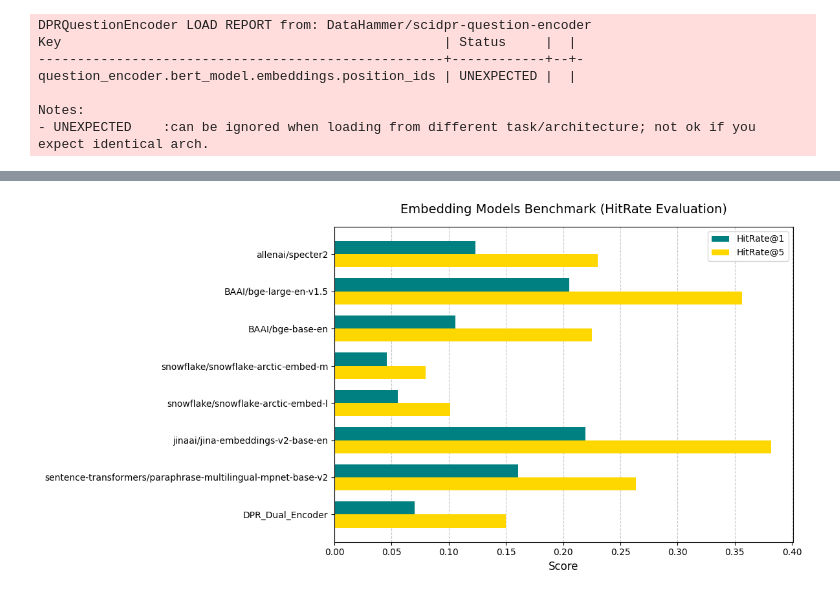
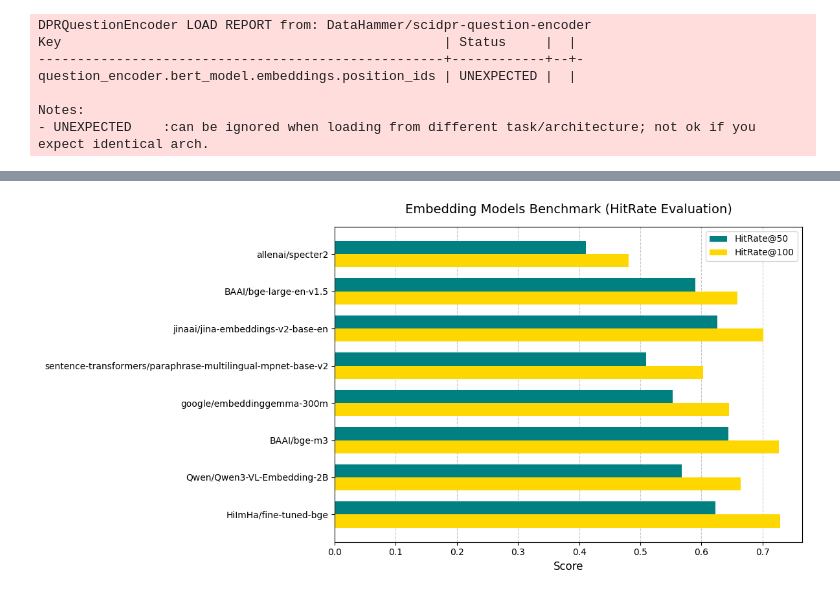
Before and after one commit to CRedRiver/Rag_Chatbot, a Jupyter notebook: benchmark/embedding-benchmark.ipynb, the cells around one changed output, grey strips where cells are left out. Saved outputs shown, nothing was run; the diff lists cells and outputs as text; code cells hidden in the pictures.

Commit message:
init commit

```diff
--- a/benchmark/embedding-benchmark.ipynb
+++ b/benchmark/embedding-benchmark.ipynb
@@ -295,7 +302,7 @@ Loading model sentence-transformers/paraphrase-multilingual-mpnet-base-v2
 # %%
 try:
     model = TransformersEmbedding()
-    model_result = evaluate([model], queries, docs, ground_truth, k_values=[1,5])
+    model_result = evaluate([model], queries, docs, ground_truth, k_values=[50,100])
     results.update(model_result)
 except Exception as e:
     print(f"Error embedding with {model.name}: {str(e)}")
@@ -321,3 +328,7 @@ if 'model' in locals():
 gc.collect()
 if torch.cuda.is_available():
     torch.cuda.empty_cache()
+# %%
+hf_models = ["google/embeddinggemma-300m", "BAAI/bge-m3",
+             "Qwen/Qwen3-VL-Embedding-2B", "HiImHa/fine-tuned-bge"
+            ]
@@ -323,0 +338,24 @@ if torch.cuda.is_available():
+# %%
+class SentenceTransformerEmbedding(BaseEmbedding):
+    def __init__(self, config: EmbeddingConfig):
+        super().__init__(config.name)
+        self.config = config
+        self.embedding_model = SentenceTransformer(self.config.name, trust_remote_code=True)
+
+    def encode(self, texts: List[str]):
+        if isinstance(texts, str):
+            texts = [texts]
+        return self.embedding_model.encode(texts)
+# %%
+for model_name in hf_models:
+    cfg = EmbeddingConfig(name=model_name)
+    model = SentenceTransformerEmbedding(cfg)
+    with torch.inference_mode():
+        model_result = evaluate([model], queries, docs, ground_truth, k_values = [50,100])
+    results.update(model_result)
+    if 'model' in locals():
+        del model
+    gc.collect()
+    if torch.cuda.is_available():
+        torch.cuda.empty_cache()
+    print(f"Loaded {model_name}")
@@ -347,31 +391,31 @@ Model: BAAI/bge-base-en
 # %%
-k1, k2 = 1, 5
-models = fastembed_models  + ["DPR_Dual_Encoder"]
+k1, k2 = 50, 100
+models = fastembed_models + hf_models
 group1 = [results[name][f"HitRate@{k1}"] for name in models]
 group2 = [results[name][f"HitRate@{k2}"] for name in models]
 
 y = np.arange(len(models))
 height = 0.35
 
 fig, ax = plt.subplots(figsize=(12, 6))
 
 
 rects1 = ax.barh(y - height/2, group1, height, label=f"HitRate@{k1}", color='teal')
 rects2 = ax.barh(y + height/2, group2, height, label=f"HitRate@{k2}", color='gold')
 
 ax.set_title('Embedding Models Benchmark (HitRate Evaluation)', fontsize=14, pad=15)
 ax.set_xlabel('Score', fontsize=12)
 ax.set_yticks(y)
 ax.set_yticklabels(models)
 
 ax.invert_yaxis()
 
 ax.legend()
 
 ax.set_axisbelow(True)
 ax.grid(axis='x', linestyle='--', alpha=0.7)
 
 plt.tight_layout()
 plt.show()
 # %% [output]
-[figure, old version]
+[figure, new version]
```
Also changed, not shown: parts of 10 cells of this notebook, 6 other files.
